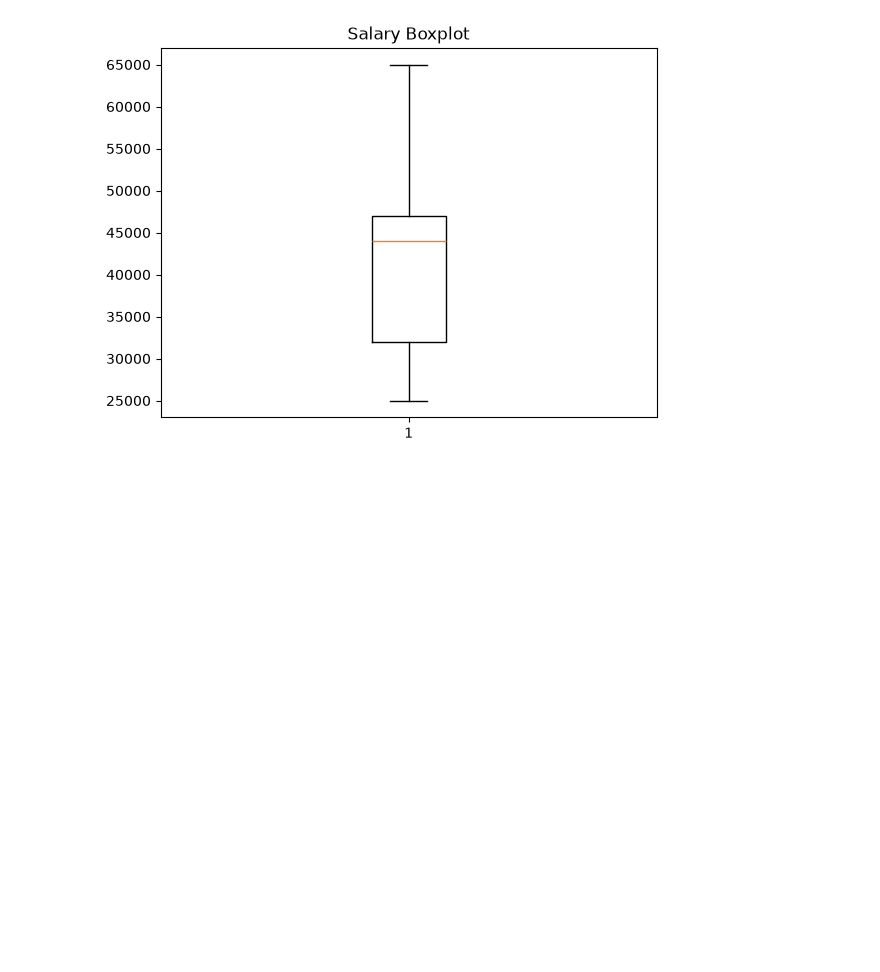
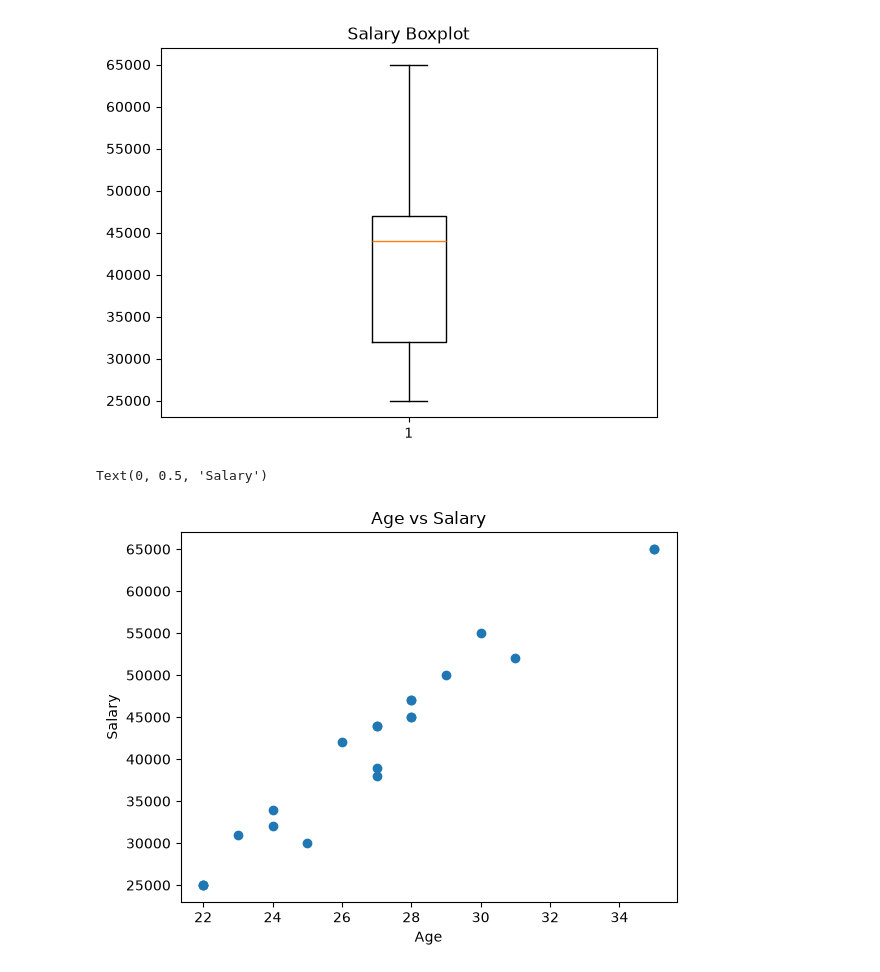
Before and after one commit to ankit-kr-maurya-82/Data-Science, a Jupyter notebook: day9project.ipynb, the cells around one changed output. Drawn from its saved outputs; the diff is of its cells as text; code cells hidden in the pictures; blank space fills up the shorter version.

Commit message:
Data Visualize

```diff
--- a/day9project.ipynb
+++ b/day9project.ipynb
@@ -254,3 +254,17 @@ plt.title("Salary Boxplot")
 plt.show()
 # %% [output]
 [figure]
+# %%
+# Scatter Plot
+## Age vs Salary
+plt.scatter(
+    data["Age"],
+    data["Salary"]
+)
+
+plt.title("Age vs Salary")
+plt.xlabel("Age")
+plt.ylabel("Salary")
+# %% [output]
+Text(0, 0.5, 'Salary')
+[figure, added]
```
Also changed, not shown: parts of 3 cells of this notebook, 2 other files.
